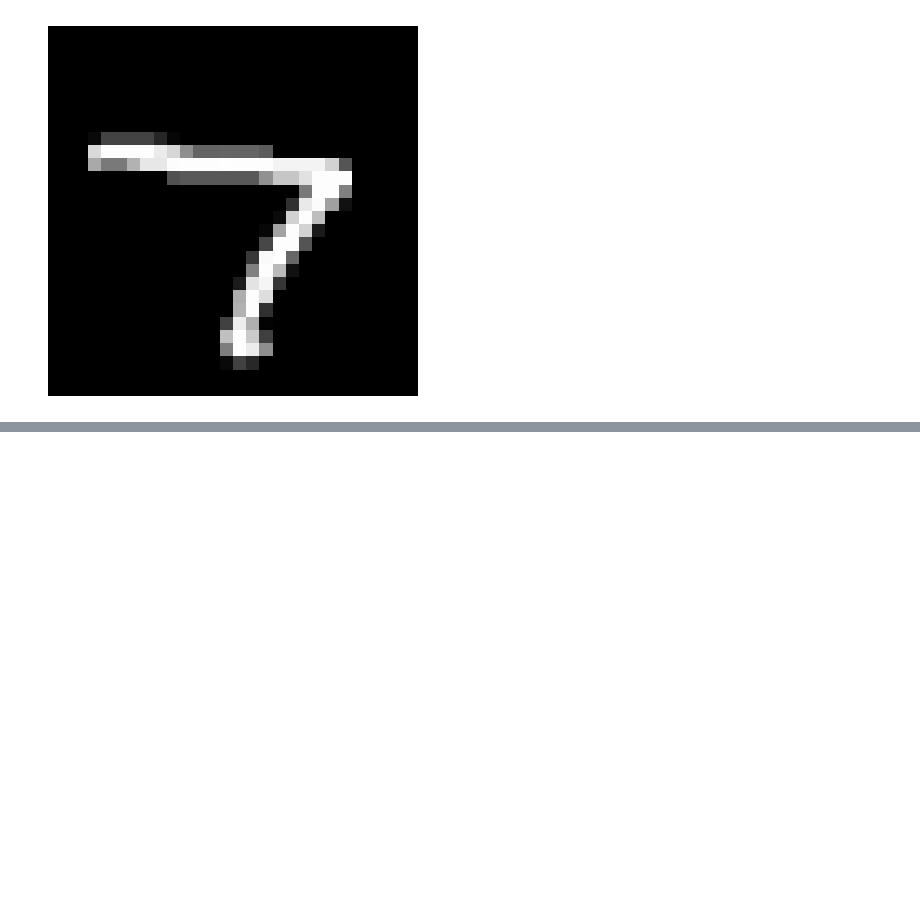
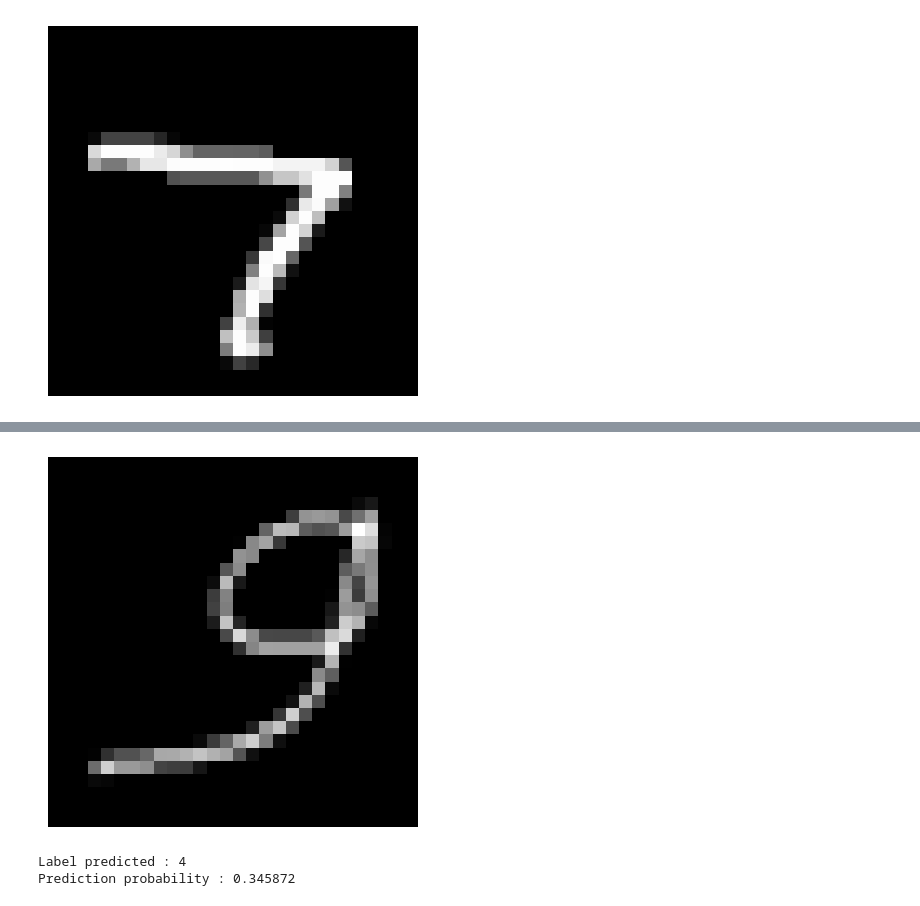
Before and after one commit to thomas-rooty/digit-recognition, a Jupyter notebook: model_train.ipynb, the cells around one changed output, grey strips where cells are left out. Cells and saved outputs as stored; diff of their text form; code cells hidden in the pictures; blank space fills up the shorter version.

```diff
--- a/model_train.ipynb
+++ b/model_train.ipynb
@@ -178,0 +231,21 @@ output.to_csv("Digit Recognizer.csv", index=False)
+# %%
+# Load image
+img = Image.open('dataset/sample/img_4.png')
+# %%
+# Convert to grayscale
+img = ImageOps.grayscale(img)
+
+# Resize image
+img = img.resize((28, 28))
+
+# Convert to numpy array
+img = np.array(img)
+
+# Invert image
+img = 255 - img
+
+# Normalize image
+img = img / 255
+
+# Reshape image
+img = img.reshape(-1, 28, 28, 1)
@@ -178,0 +257,16 @@ output.to_csv("Digit Recognizer.csv", index=False)
+# %%
+# Display image
+plt.imshow(img.reshape(28, 28), cmap='gray')
+plt.axis('off')
+plt.show()
+# %% [output]
+[figure, added]
+# %%
+# Display prediction
+print('Label predicted :', np.argmax(pred))
+
+# Display prediction probability
+print('Prediction probability :', pred[0][np.argmax(pred)])
+# %% [output]
+Label predicted : 4
+Prediction probability : 0.345872
```
Also changed, not shown: parts of 27 cells of this notebook.
